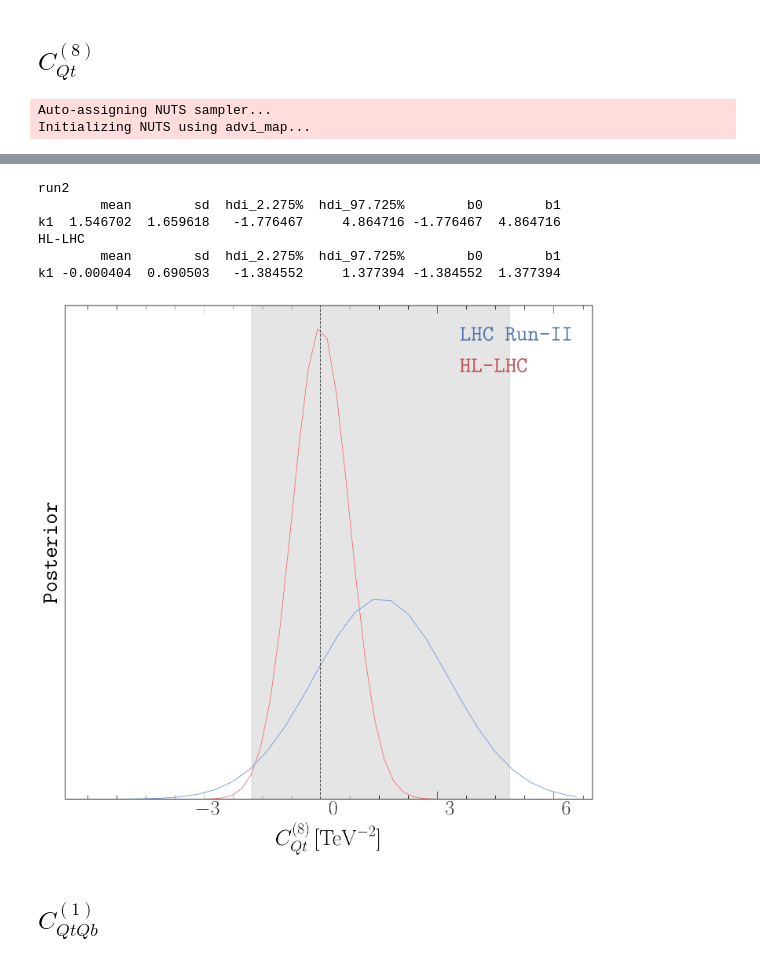
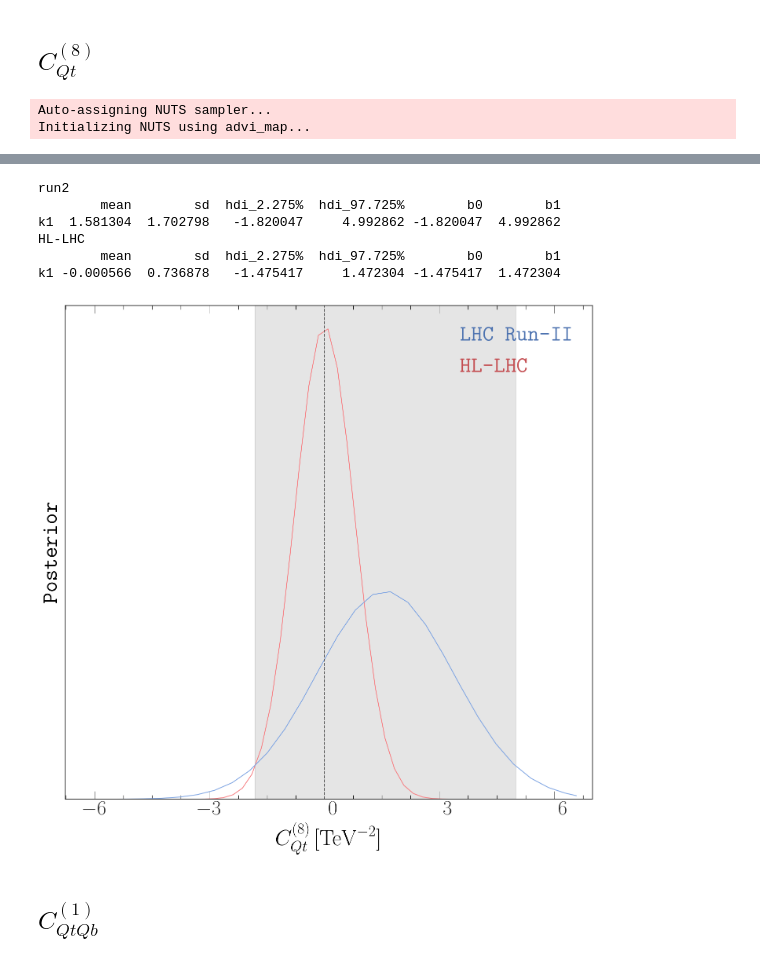
Before and after one commit to alasfar-lina/trilinear4tops, a Jupyter notebook: Notebooks/Single-param.ipynb, the cells around one changed output, grey strips where cells are left out. Cells and saved outputs as stored; diff of their text form; code cells hidden in the pictures.

```diff
--- a/Notebooks/Single-param.ipynb
+++ b/Notebooks/Single-param.ipynb
@@ -328,9 +329,9 @@ k1 -0.00017  0.144443   -0.288492       0.2893 -0.288492  0.2893
 # %% [markdown]
 ## $C_{Qt}^{(8)}$
 # %%
-llCqtm =lambda cqt1 :mylikelihoodAV(0,cqt1,0,0,0.0,data,collider='Run-II',mode='rge',l3mode='quadratic')
+llCqtm =lambda cqt1 :mylikelihoodAV(0,cqt1,0,0,0,0,data,collider='Run-II',mode='rge',l3mode='quadratic')
 
-llCqtq =lambda cqt1 :mylikelihoodAV(0,cqt1,0,0,0.0,data,collider='HL-LHC',mode='rge',l3mode='quadratic')
+llCqtq =lambda cqt1 :mylikelihoodAV(0,cqt1,0,0,0,0,data,collider='HL-LHC',mode='rge',l3mode='quadratic')
 limits = [-7, 7]
 config = [500000, 0.8, 8]
 
@@ -363,12 +364,12 @@ Sampling 8 chains for 100_000 tune and 500_000 draw iterations (800_000 + 4_000_
 Got error No model on context stack. trying to find log_likelihood in translation.
 Got error No model on context stack. trying to find log_likelihood in translation.
 run2
         mean        sd  hdi_2.275%  hdi_97.725%        b0        b1
-k1  1.546702  1.659618   -1.776467     4.864716 -1.776467  4.864716
+k1  1.581304  1.702798   -1.820047     4.992862 -1.820047  4.992862
 HL-LHC
         mean        sd  hdi_2.275%  hdi_97.725%        b0        b1
-k1 -0.000404  0.690503   -1.384552     1.377394 -1.384552  1.377394
+k1 -0.000566  0.736878   -1.475417     1.472304 -1.475417  1.472304
-[figure, old version]
+[figure, new version]
 # %% [markdown]
 ## $C_{QtQb}^{(1)}$
 # %%
```
Also changed, not shown: parts of 19 cells of this notebook, 58 other files.
